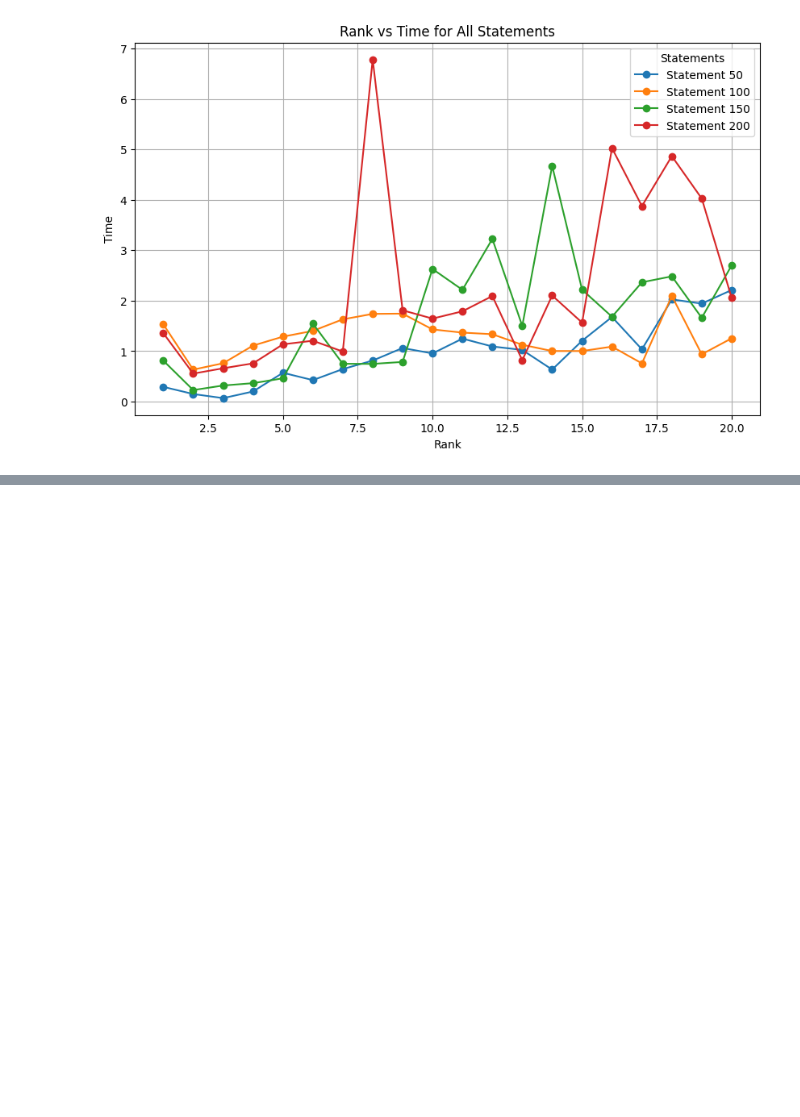
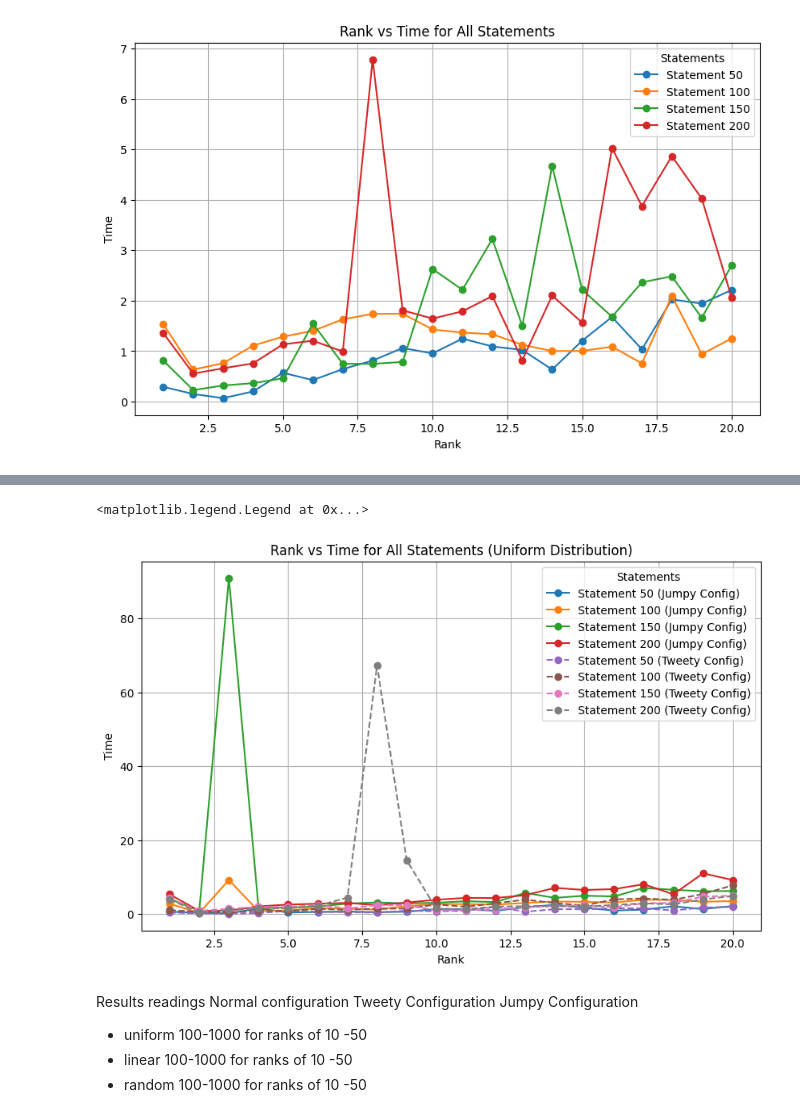
Before and after one commit to RacquelNinaDennison/honors-project-, a Jupyter notebook: resulst.ipynb, the cells around one changed output, grey strips where cells are left out. Cells and saved outputs as stored; diff of their text form; code cells hidden in the pictures; blank space fills up the shorter version.

```diff
--- a/resulst.ipynb
+++ b/resulst.ipynb
@@ -536,0 +655,51 @@ plt.show()
+# %%
+import pandas as pd
+import matplotlib.pyplot as plt
+import numpy as np
+
+# Load the first CSV file
+file_path_1 = 'knowledge-gen-random-time-jumpy.csv'  # Replace with your actual file path
+df1 = pd.read_csv(file_path_1, header=None, names=['Statement', 'Rank', 'Time'])
+
+# Pivot the data to have Ranks as the index and Statements as columns
+pivot_df1 = df1.pivot(index='Rank', columns='Statement', values='Time')
+
+# Handle missing values by averaging
+pivot_df1 = pivot_df1.apply(lambda x: x.fillna(x.mean()), axis=1)
+
+# Load the second CSV file
+file_path_2 = 'knowledge-gen-random-time-tweety.csv'  # Replace with your actual file path
+df2 = pd.read_csv(file_path_2, header=None, names=['Statement', 'Rank', 'Time'])
+
+# Pivot the second data frame similarly to the first one
+pivot_df2 = df2.pivot(index='Rank', columns='Statement', values='Time')
+
+# Handle missing values by averaging
+pivot_df2 = pivot_df2.apply(lambda x: x.fillna(x.mean()), axis=1)
+
+# Plotting all statements from the first file with solid lines
+plt.figure(figsize=(10, 6))
+for column in pivot_df1.columns:
+    plt.plot(pivot_df1.index, pivot_df1[column], marker='o', linestyle='-', label=f'Statement {column} (Jumpy Config)')
+
+# Plotting all statements from the second file with dotted lines
+for column in pivot_df2.columns:
+    plt.plot(pivot_df2.index, pivot_df2[column], marker='o', linestyle='--', label=f'Statement {column} (Tweety Config)')
+
+# Adding labels, title, and legend
+plt.xlabel('Rank')
+plt.ylabel('Time')
+plt.title('Rank vs Time for All Statements (Uniform Distribution)')
+plt.grid(True)
+plt.legend(title='Statements')
+# %% [output]
+<matplotlib.legend.Legend at 0x...>
+[figure, added]
+# %% [markdown]
+Results readings
+Normal configuration
+Tweety Configuration
+Jumpy Configuration
+* uniform 100-1000 for ranks of 10 -50
+* linear  100-1000 for ranks of 10 -50
+* random  100-1000 for ranks of 10 -50
```
Also changed, not shown: parts of 3 cells of this notebook, 11 other files.
